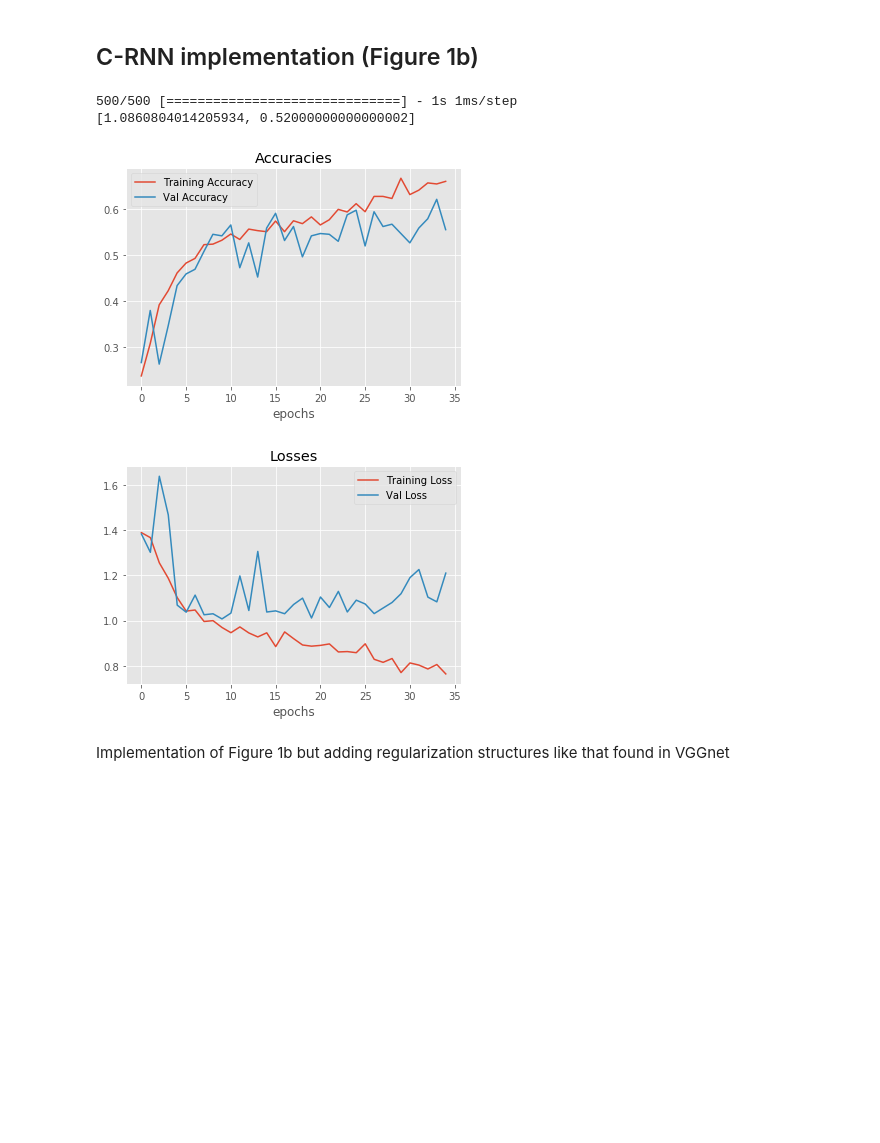
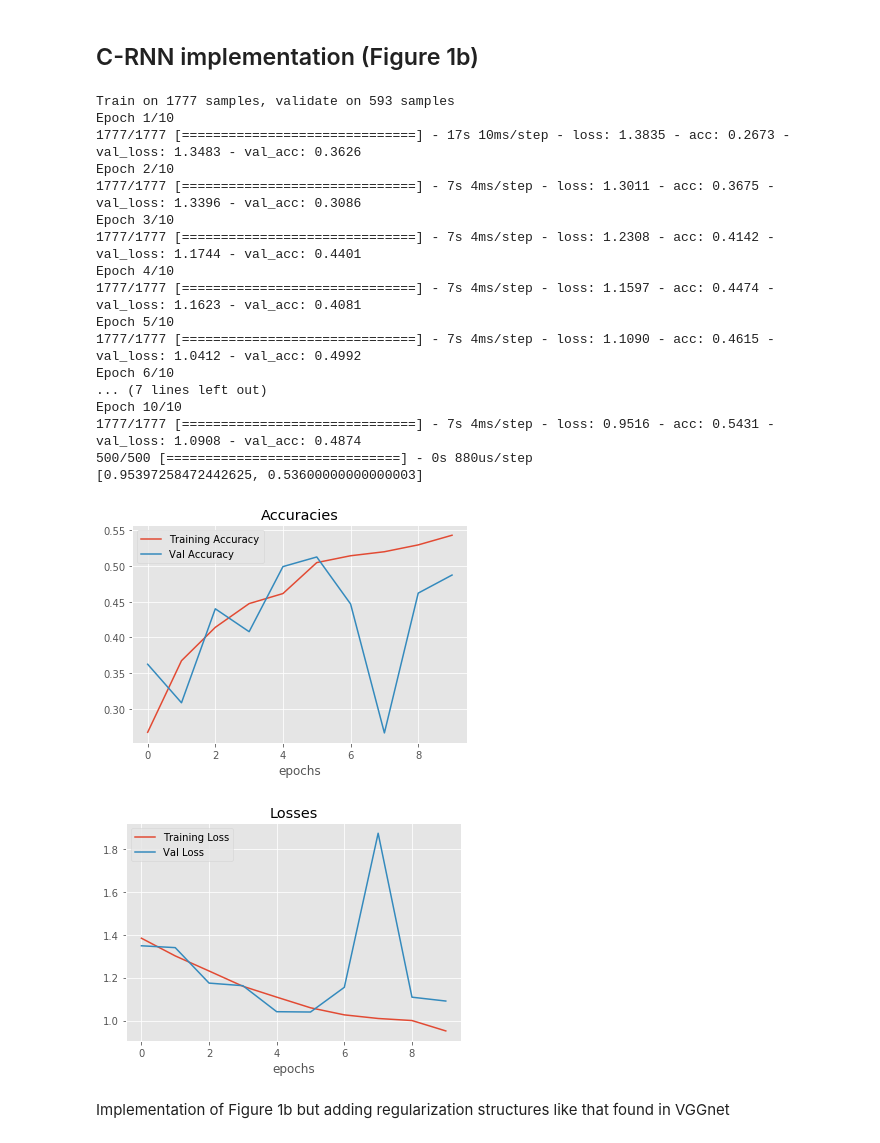
Before and after one commit to kunalpatel1793/Neural-Nets-Final-Project, a Jupyter notebook: Model.ipynb, the cells around one changed output. Saved outputs shown, nothing was run; the diff lists cells and outputs as text; code cells hidden in the pictures; blank space fills up the shorter version.

```diff
--- a/Model.ipynb
+++ b/Model.ipynb
@@ -69,8 +71,8 @@ bs, t, f = train_data.shape
 '\nbs, t, f = data.shape\nnp.random.seed(42)\nshuffle = np.random.choice(bs,bs,replace=False)\n\ntrain_samples = 237\ntrain_data = data[shuffle[:train_samples],:,:]\ntrain_labels = enc_labels[shuffle[ ...
 # %%
 #Prepare the data by taking out nans and dividing into test and train
-#file_path = '/home/carla/Downloads/project_datasets/project_datasets/'
-file_path = '/home/kunal/Desktop/FinalProject/datasets/'
+file_path = '/home/carla/Downloads/project_datasets/project_datasets/'
+#file_path = '/home/kunal/Desktop/FinalProject/datasets/'
 train_data, test_data, train_labels, test_labels = prepare_data(file_path,
                                                                 num_test_samples = 50,
                                                                 verbose= False,
@@ -121,8 +123,8 @@ print test_data.shape
 (50, 22, 1000)
 # %%
 #Augment the data into a bigger set by windowing
-train_data_sliced, train_labels_sliced = create_window_data(train_data, train_labels, windows=10)
-test_data_sliced, test_labels_sliced = create_window_data(test_data, test_labels, windows=10)
+train_data_sliced, train_labels_sliced = create_window_data(train_data, train_labels, windows=10,window_size=512)
+test_data_sliced, test_labels_sliced = create_window_data(test_data, test_labels, windows=10,window_size=512)
 
 train_data_sliced = train_data_sliced.swapaxes(1,2)
 test_data_sliced = test_data_sliced.swapaxes(1,2)
@@ -258,44 +263,60 @@ from keras.models import Sequential
 from keras.layers import Dense, Dropout, Flatten
 from keras.layers import Conv1D, MaxPooling1D, BatchNormalization,GRU
 from keras.optimizers import SGD
+from keras.initializers import glorot_normal
 
 
 model = Sequential()
 
 model.add(Conv1D(32, 4, strides=2,activation='relu',input_shape=(t,f)))
 model.add(Conv1D(32, 4, strides=2,activation='relu'))
 model.add(Conv1D(32, 4, strides=2,activation='relu'))
 
 #model.add(Flatten())
 
-model.add(GRU(32,activation='tanh',return_sequences=True))
-model.add(GRU(32,activation='tanh',return_sequences=True))
-model.add(GRU(32,activation='tanh',return_sequences=True))
-model.add(GRU(32,activation='tanh'))
+model.add(GRU(32,activation='tanh',return_sequences=True,kernel_initializer=glorot_normal()))
+model.add(GRU(32,activation='tanh',return_sequences=True,kernel_initializer=glorot_normal()))
+model.add(GRU(32,activation='tanh',return_sequences=True,kernel_initializer=glorot_normal()))
+model.add(GRU(32,activation='tanh',kernel_initializer=glorot_normal()))
 
-model.add(Dense(64,activation = 'relu'))
-model.add(Dense(32,activation = 'relu'))
+#model.add(Dense(64,activation = 'relu'))
+#model.add(Dense(32,activation = 'relu'))
 model.add(Dense(4, activation='softmax'))
 
 #sgd = SGD(lr=0.01, decay=1e-6, momentum=0.9, nesterov=True)
 #model.compile(loss='categorical_crossentropy', optimizer=sgd)
 
 #model.add()
 
 model.compile(optimizer = 'rmsprop',
              loss = 'categorical_crossentropy',
              metrics=['accuracy'])
 
-hist = model.fit(train_data_sliced,train_labels_sliced,epochs=50,validation_split=0.25,batch_size=64,verbose=0)
+hist = model.fit(train_data_sliced,train_labels_sliced,epochs=10,validation_split=0.25,batch_size=64,verbose=1)
 test_score = model.evaluate(test_data_sliced,test_labels_sliced, batch_size=64)
 print(test_score)
 plot_hist([hist.history['acc'],hist.history['val_acc']],['Training Accuracy','Val Accuracy'],title='Accuracies')
 plot_hist([hist.history['loss'],hist.history['val_loss']],['Training Loss','Val Loss'],title='Losses')
 # %% [output]
-500/500 [==============================] - 1s 1ms/step
-[1.0860804014205934, 0.52000000000000002]
+Train on 1777 samples, validate on 593 samples
+Epoch 1/10
+1777/1777 [==============================] - 17s 10ms/step - loss: 1.3835 - acc: 0.2673 - val_loss: 1.3483 - val_acc: 0.3626
+Epoch 2/10
+1777/1777 [==============================] - 7s 4ms/step - loss: 1.3011 - acc: 0.3675 - val_loss: 1.3396 - val_acc: 0.3086
+Epoch 3/10
+1777/1777 [==============================] - 7s 4ms/step - loss: 1.2308 - acc: 0.4142 - val_loss: 1.1744 - val_acc: 0.4401
+Epoch 4/10
+1777/1777 [==============================] - 7s 4ms/step - loss: 1.1597 - acc: 0.4474 - val_loss: 1.1623 - val_acc: 0.4081
+Epoch 5/10
+1777/1777 [==============================] - 7s 4ms/step - loss: 1.1090 - acc: 0.4615 - val_loss: 1.0412 - val_acc: 0.4992
+Epoch 6/10
+... (7 lines left out)
+Epoch 10/10
+1777/1777 [==============================] - 7s 4ms/step - loss: 0.9516 - acc: 0.5431 - val_loss: 1.0908 - val_acc: 0.4874
+500/500 [==============================] - 0s 880us/step
+[0.95397258472442625, 0.53600000000000003]
-[figure, old version]
+[figure, new version]
-[figure, old version]
+[figure, new version]
 # %% [markdown]
 Implementation of Figure 1b but adding regularization structures like that found in VGGnet
 # %%
```
Also changed, not shown: parts of 11 cells of this notebook, 2 other files.
